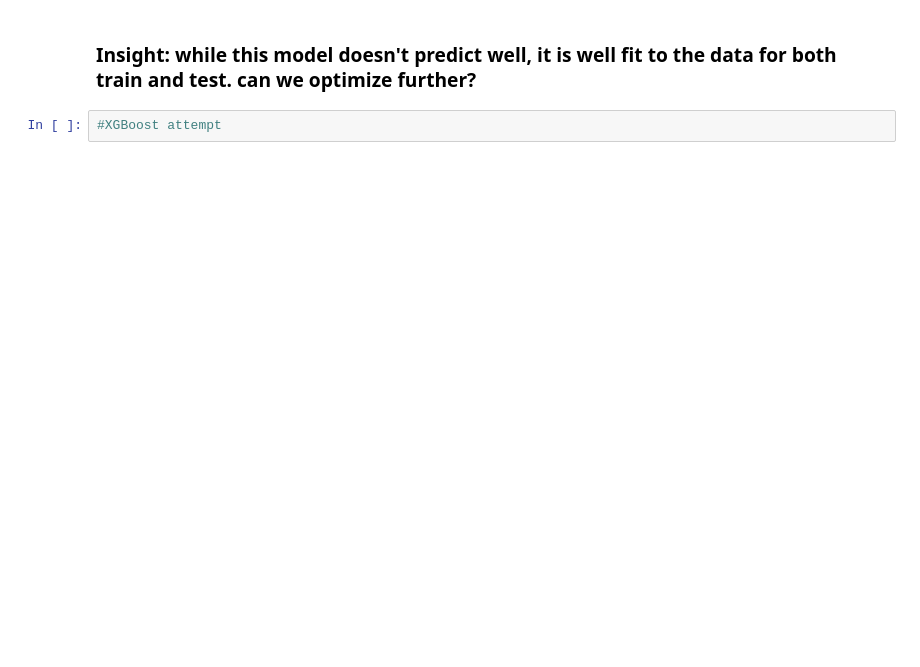
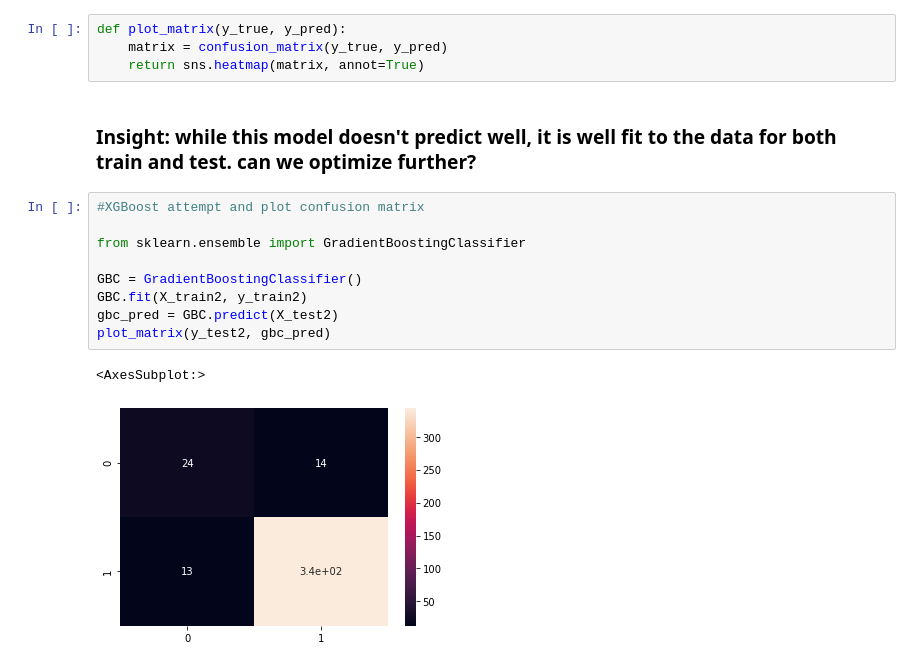
Before and after one commit to AMcqueen1980/COVID19_MortalityPred, a Jupyter notebook: COVID19_Chest_Xray_SBU.ipynb, the cells around one changed output. Saved outputs shown, nothing was run; the diff lists cells and outputs as text; blank space fills up the shorter version.

```diff
--- a/COVID19_Chest_Xray_SBU.ipynb
+++ b/COVID19_Chest_Xray_SBU.ipynb
@@ -810,4 +769,18 @@ metrics_crossval_score(knn2, X_train2, X_test2, y_train2, y_test2, knn_pred2)
+# %%
+def plot_matrix(y_true, y_pred):
+    matrix = confusion_matrix(y_true, y_pred)
+    return sns.heatmap(matrix, annot=True)
 # %% [markdown]
 ### Insight: while this model doesn't predict well, it is well fit to the data for both train and test. can we optimize further?
-# %%
-#XGBoost attempt
+# %%
+#XGBoost attempt and plot confusion matrix
+
+from sklearn.ensemble import GradientBoostingClassifier
+
+GBC = GradientBoostingClassifier()
+GBC.fit(X_train2, y_train2)
+gbc_pred = GBC.predict(X_test2)
+plot_matrix(y_test2, gbc_pred)
+# %% [output]
+<AxesSubplot:>
+[figure, added]
```
Also changed, not shown: parts of 18 cells of this notebook.
